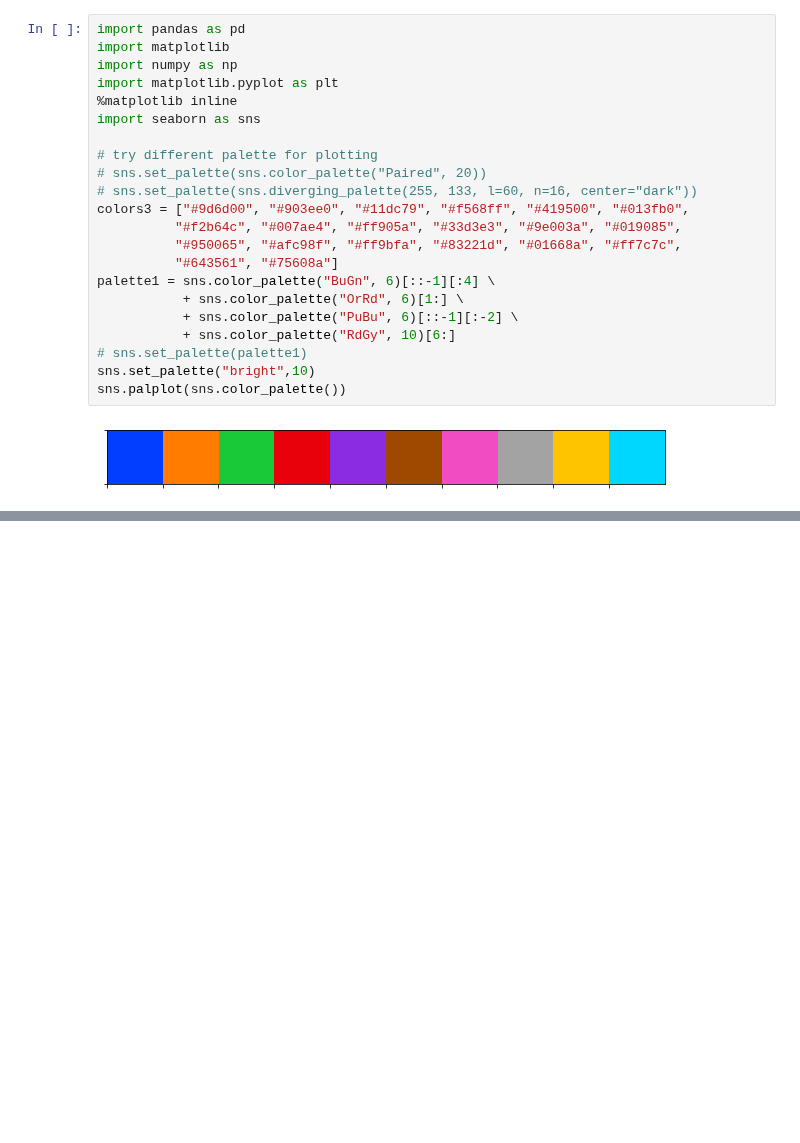
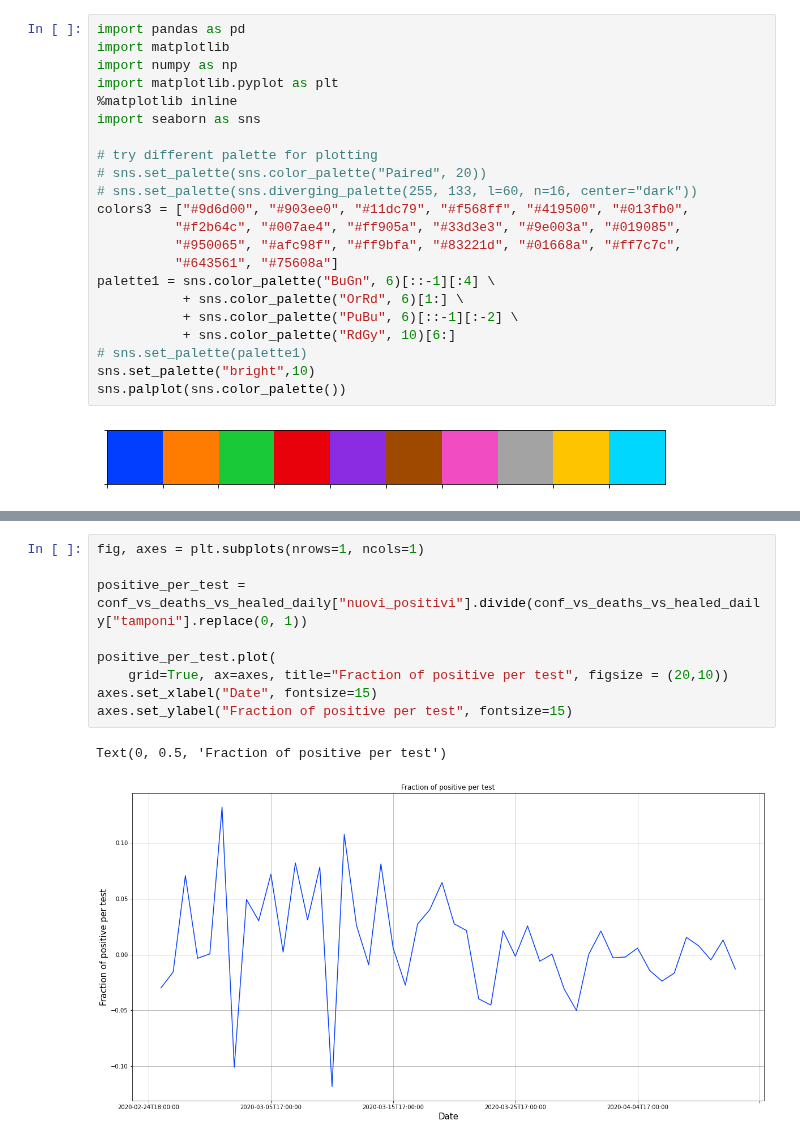
Before and after one commit to perrozzi/COVID-19, a Jupyter notebook: notebooks/COVID-19-italy-totals.ipynb, the cells around one changed output, grey strips where cells are left out. Drawn from its saved outputs; the diff is of its cells as text; blank space fills up the shorter version.

```diff
--- a/notebooks/COVID-19-italy-totals.ipynb
+++ b/notebooks/COVID-19-italy-totals.ipynb
@@ -97,0 +98,12 @@ Text(0, 0.5, 'Daily tests')
+# %%
+fig, axes = plt.subplots(nrows=1, ncols=1)
+
+positive_per_test = conf_vs_deaths_vs_healed_daily["nuovi_positivi"].divide(conf_vs_deaths_vs_healed_daily["tamponi"].replace(0, 1))
+
+positive_per_test.plot(
+    grid=True, ax=axes, title="Fraction of positive per test", figsize = (20,10))
+axes.set_xlabel("Date", fontsize=15)
+axes.set_ylabel("Fraction of positive per test", fontsize=15)
+# %% [output]
+Text(0, 0.5, 'Fraction of positive per test')
+[figure, added]
```
Also changed, not shown: parts of 5 cells of this notebook, 6 other files.
